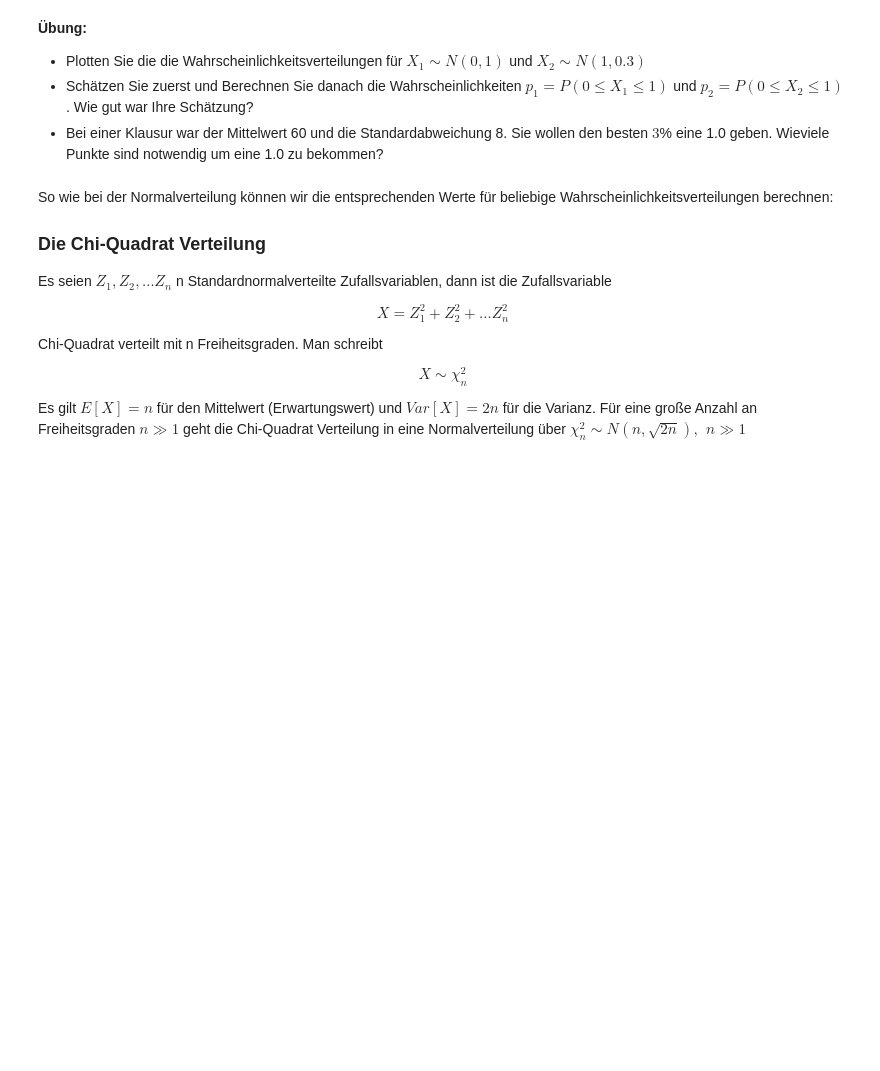
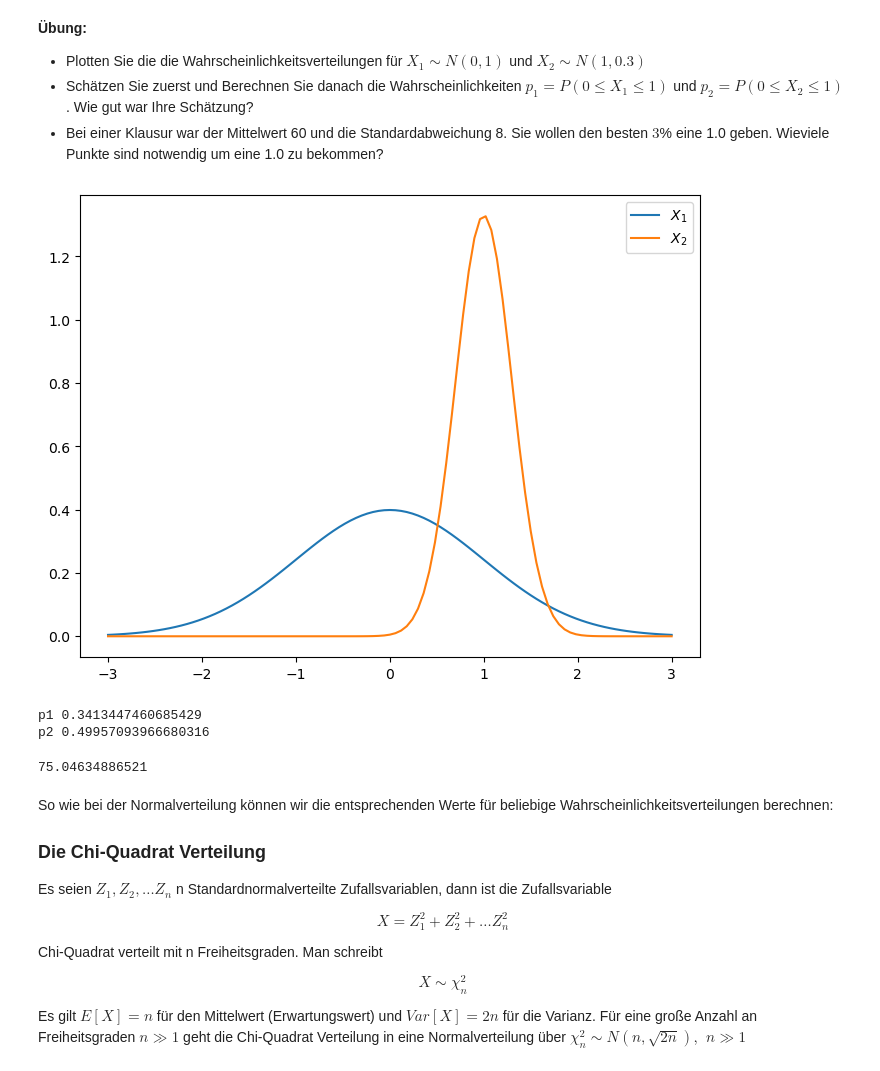
Before and after one commit to xjannis1x/master_ai, a Jupyter notebook: research_methods_and_quantative_fundamentels/SchliessendeStatistik.ipynb, the cells around one changed output. Drawn from its saved outputs; the diff is of its cells as text; code cells hidden in the pictures; blank space fills up the shorter version.

```diff
--- a/research_methods_and_quantative_fundamentels/SchliessendeStatistik.ipynb
+++ b/research_methods_and_quantative_fundamentels/SchliessendeStatistik.ipynb
@@ -66,3 +59,35 @@ from scipy.stats import norm # Importieren der Normalverteilung
+# %%
+from scipy.stats import norm # Importieren der Normalverteilung
+
+X1 = norm(loc=0, scale=1)
+X2 = norm(loc=1, scale=0.3)
+
+# Wahrscheinlichkeitsdichte
+x = np.linspace(-3,3,101)
+plt.plot(x, X1.pdf(x), label="$X_1$")
+plt.plot(x, X2.pdf(x), label="$X_2$")
+plt.legend()
+plt.show()
+# %% [output]
+[figure, added]
+# %%
+# Wahrscheinlichkeiten:
+p1 = X1.cdf(1) - X1.cdf(0)
+p2 = X2.cdf(1) - X2.cdf(0)
+
+print('p1', p1)
+print('p2', p2)
+# Erwartung ist
+# %% [output]
+p1 0.3413447460685429
+p2 0.49957093966680316
+# %%
+#Quantile
+S = norm(loc=60,scale=8)
+
+print(S.ppf(0.97))
+# %% [output]
+75.04634886521
 # %% [markdown]
 So wie bei der Normalverteilung können wir die entsprechenden Werte für beliebige Wahrscheinlichkeitsverteilungen berechnen:
 
```
Also changed, not shown: parts of 13 cells of this notebook, 5 other files.
